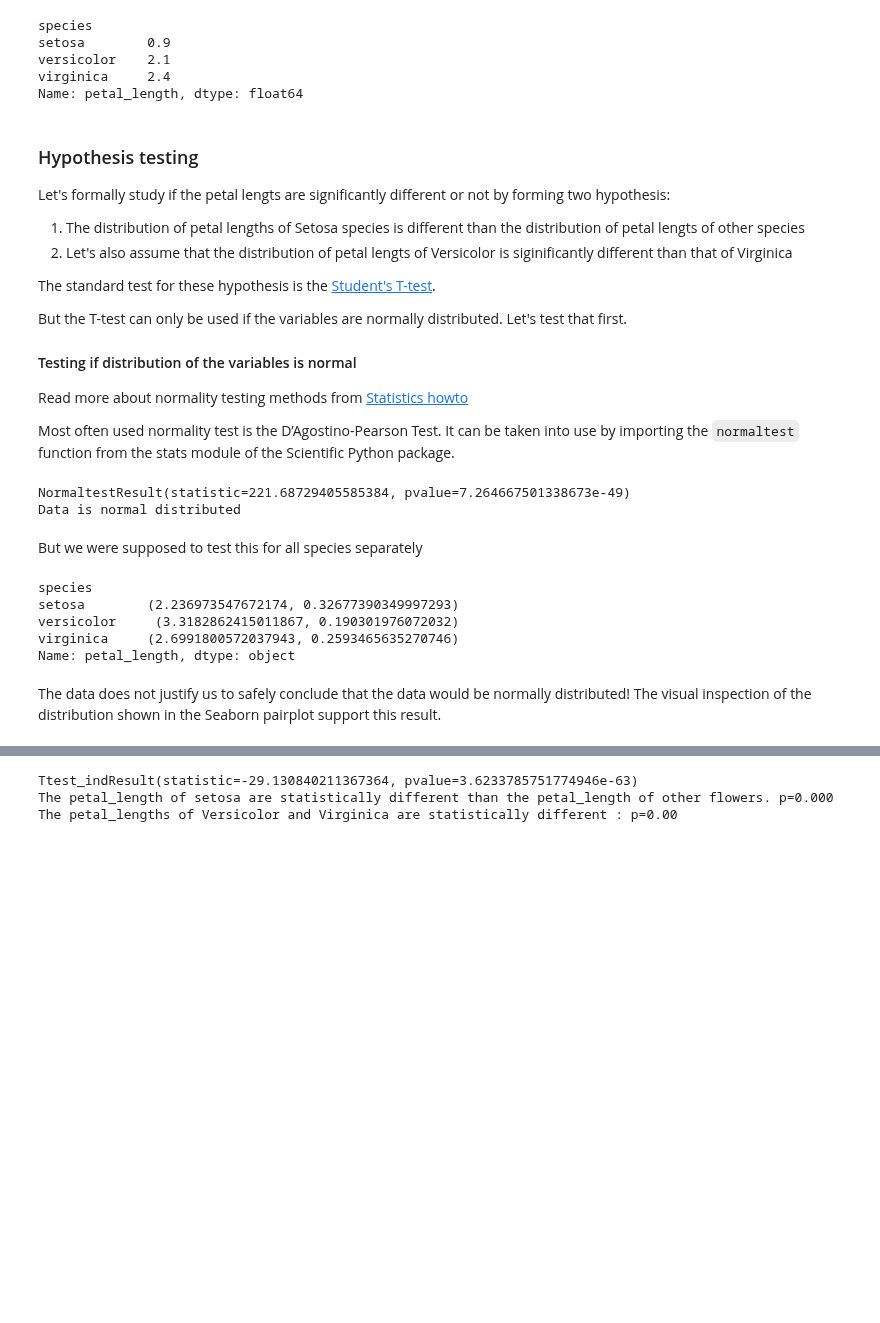
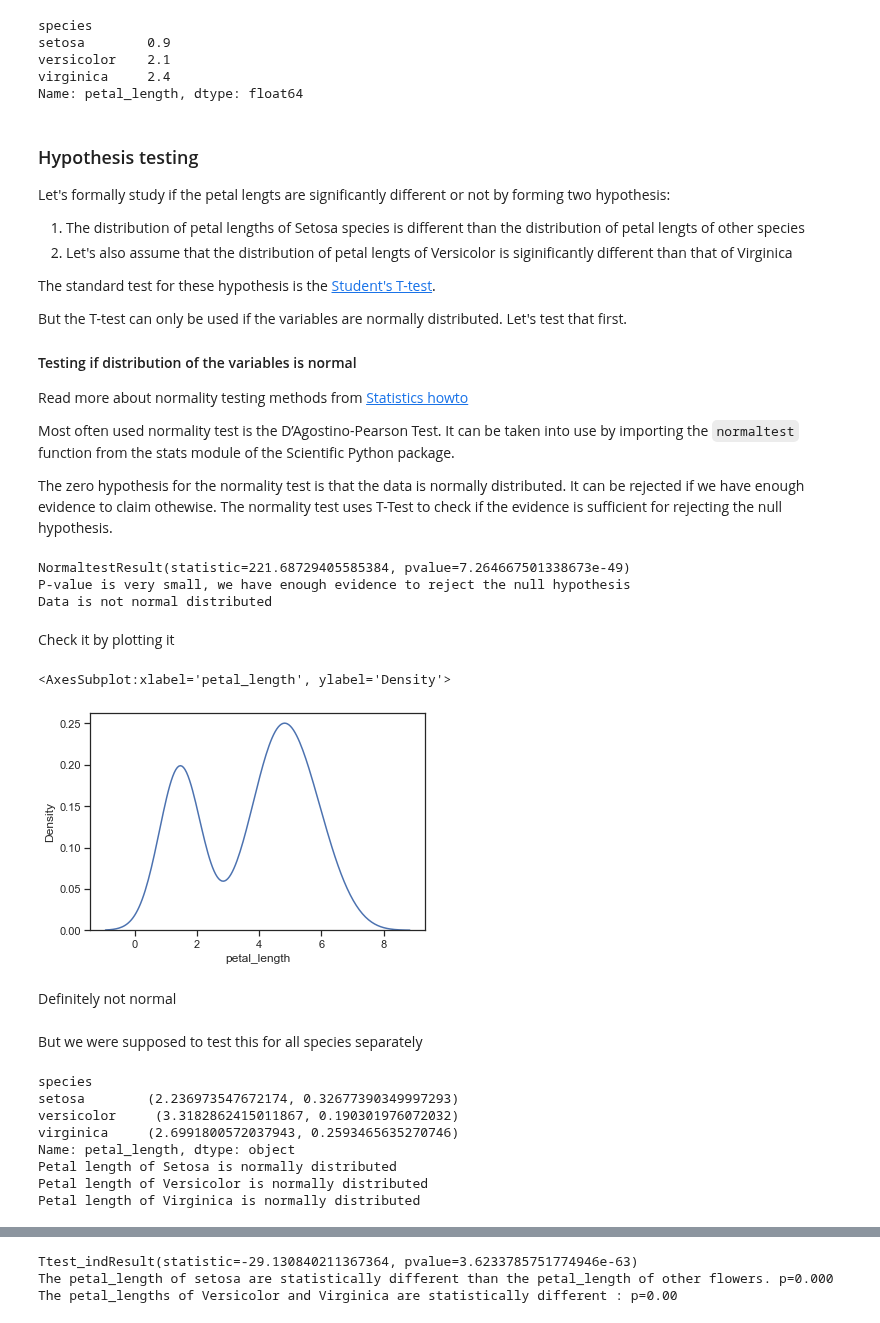
Before and after one commit to pevalisuo/AML, a Jupyter notebook: lectures/Preprocessing_and_feature_extraction.ipynb, the cells around one changed output, grey strips where cells are left out. Cells and saved outputs as stored; diff of their text form; code cells hidden in the pictures; blank space fills up the shorter version.

Commit message:
Fixed p-value bug

```diff
--- a/lectures/Preprocessing_and_feature_extraction.ipynb
+++ b/lectures/Preprocessing_and_feature_extraction.ipynb
@@ -213,6 +213,8 @@ But the T-test can only be used if the variables are normally distributed. Let's
 Read more about normality testing methods from [Statistics howto](https://www.statisticshowto.datasciencecentral.com/assumption-of-normality-test/)
 
 Most often used normality test is the D’Agostino-Pearson Test. It can be taken into use by importing the `normaltest` function from the stats module of the Scientific Python package.
+
+The zero hypothesis for the normality test is that the data is normally distributed. It can be rejected if we have enough evidence to claim othewise. The normality test uses T-Test to check if the evidence is sufficient for rejecting the null hypothesis.
 # %%
 from scipy.stats import normaltest
 
@@ -226,12 +228,24 @@ print(normaltest(iris.petal_length))
 alpha=0.05
 statistis, pvalue=normaltest(iris.petal_length)
 if pvalue<alpha:
+    print("P-value is very small, we have enough evidence to reject the null hypothesis")
+    print("Data is not normal distributed")
+else:
+    print("P-value is large, we do not have enough evidence to reject the null hypothesis")
     print("Data is normal distributed")
-else:
-    print("Data is not normal distributed")
 # %% [output]
 NormaltestResult(statistic=221.68729405585384, pvalue=7.264667501338673e-49)
-Data is normal distributed
+P-value is very small, we have enough evidence to reject the null hypothesis
+Data is not normal distributed
+# %% [markdown]
+Check it by plotting it
+# %%
+sns.kdeplot(iris.petal_length)
+# %% [output]
+<AxesSubplot:xlabel='petal_length', ylabel='Density'>
+[figure, added]
+# %% [markdown]
+Definitely not normal
 # %% [markdown]
 But we were supposed to test this for all species separately
 # %%
@@ -240,14 +254,15 @@ But we were supposed to test this for all species separately
 # and applying the normal test to all species separately
 results=iris.groupby('species').petal_length.apply(normaltest)
 print(results)
-if (results[0][1] < alpha):     print("Petal length of Setosa is normally distributed")
-if (results[1][1] < alpha):     print("Petal length of Versicolor is normally distributed")
-if (results[2][1] < alpha):     print("Petal length of Virginica is normally distributed")
+if (results[0][1] > alpha):     print("Petal length of Setosa is normally distributed")
+if (results[1][1] > alpha):     print("Petal length of Versicolor is normally distributed")
+if (results[2][1] > alpha):     print("Petal length of Virginica is normally distributed")
 # %% [output]
 species
 setosa        (2.236973547672174, 0.32677390349997293)
 versicolor     (3.3182862415011867, 0.190301976072032)
 virginica     (2.6991800572037943, 0.2593465635270746)
 Name: petal_length, dtype: object
+Petal length of Setosa is normally distributed
+Petal length of Versicolor is normally distributed
+Petal length of Virginica is normally distributed
-# %% [markdown]
-The data does not justify us to safely conclude that the data would be normally distributed! The visual inspection of the distribution shown in the Seaborn pairplot support this result.
```
Also changed, not shown: parts of 6 cells of this notebook, 2 other files.
